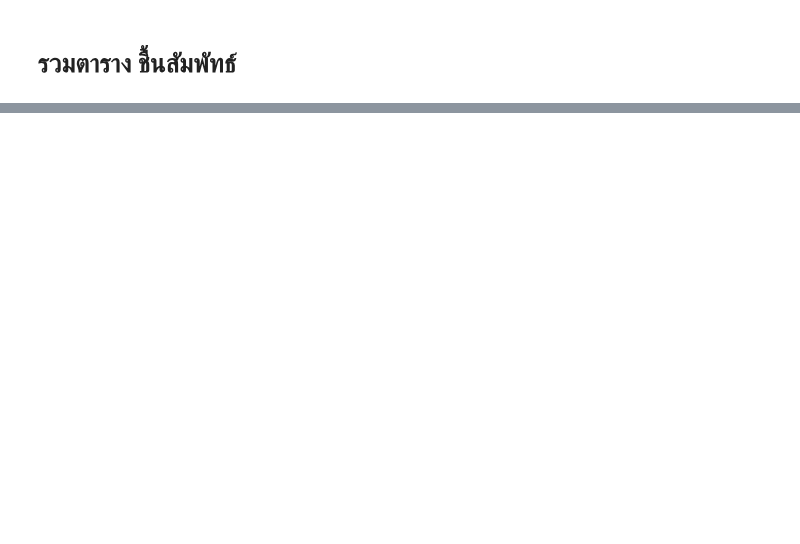
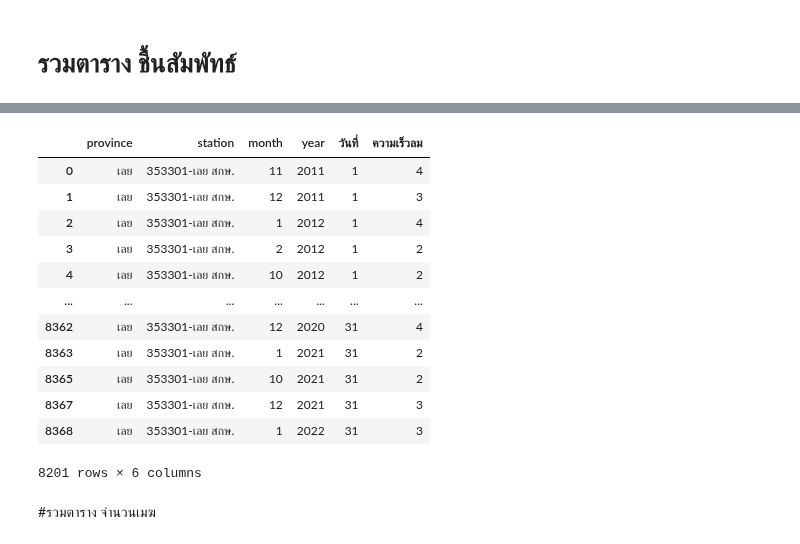
Before and after one commit to sucheerarighthere/bsc_dpdm22, a Jupyter notebook: QUIZ.ipynb, the cells around one changed output, grey strips where cells are left out. Cells and saved outputs as stored; diff of their text form; code cells hidden in the pictures; blank space fills up the shorter version.

```diff
--- a/QUIZ.ipynb
+++ b/QUIZ.ipynb
@@ -1197,0 +1211,26 @@ Afinal
+# %%
+C = pd.melt(all_province,
+        id_vars=['province','station','month','year'],
+                 var_name='ที่', value_name='ความเร็วลม')
+C['ที่'] = C['ที่'].astype(int)
+Cfinal= C[C['ความเร็วลม']!="-"]
+Cfinal.sort_values(by=['province','year','month','ที่']).head(5)
+Cfinal=Cfinal.rename(columns={'ที่':'วันที่'})
+# %%
+Cfinal
+# %% [output]
+|  | province | station | month | year | วันที่ | ความเร็วลม |
+| 0 | เลย | 353301-เลย สกษ. | 11 | 2011 | 1 | 4 |
+| 1 | เลย | 353301-เลย สกษ. | 12 | 2011 | 1 | 3 |
+| 2 | เลย | 353301-เลย สกษ. | 1 | 2012 | 1 | 4 |
+| 3 | เลย | 353301-เลย สกษ. | 2 | 2012 | 1 | 2 |
+| 4 | เลย | 353301-เลย สกษ. | 10 | 2012 | 1 | 2 |
+| ... | ... | ... | ... | ... | ... | ... |
+| 8362 | เลย | 353301-เลย สกษ. | 12 | 2020 | 31 | 4 |
+| 8363 | เลย | 353301-เลย สกษ. | 1 | 2021 | 31 | 2 |
+| 8365 | เลย | 353301-เลย สกษ. | 10 | 2021 | 31 | 2 |
+| 8367 | เลย | 353301-เลย สกษ. | 12 | 2021 | 31 | 3 |
+| 8368 | เลย | 353301-เลย สกษ. | 1 | 2022 | 31 | 3 |
+8201 rows × 6 columns
+# %% [markdown]
+#รวมตาราง จำนวนเมฆ
```
Also changed, not shown: parts of 85 cells of this notebook.
